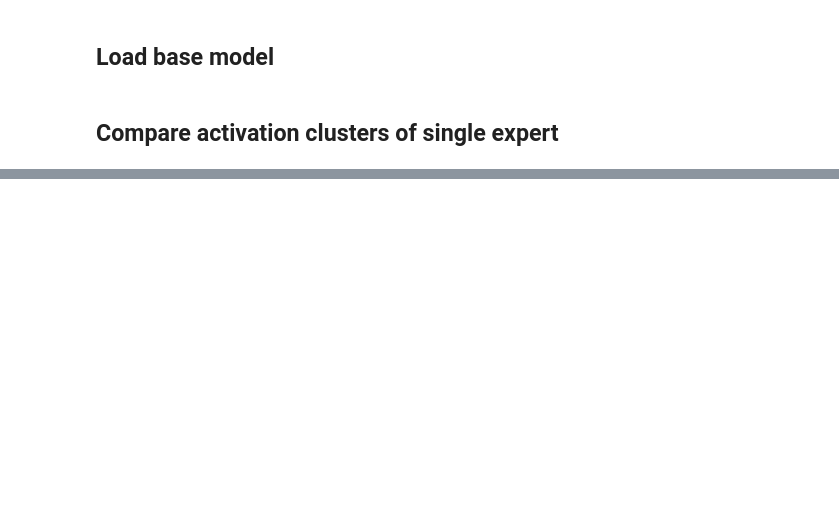
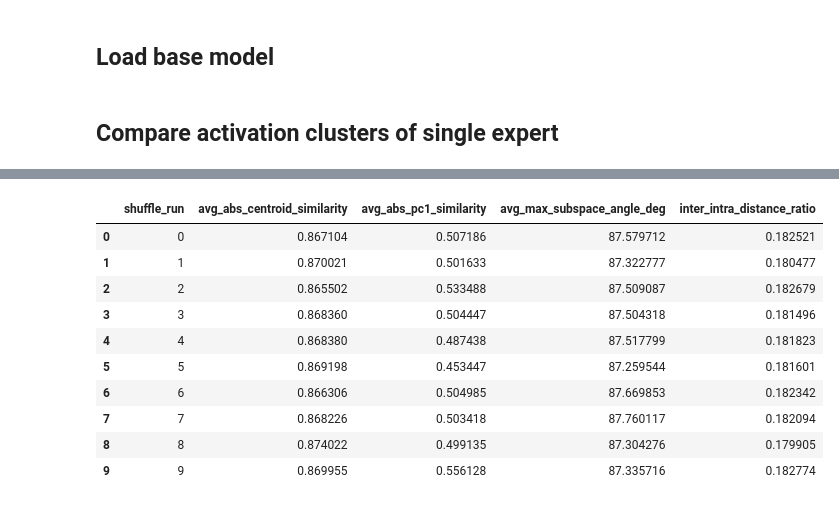
Before and after one commit to bongohead/interpretable-moes-analysis, a Jupyter notebook: analyses/hidden-state-clustering/02-expert-specialization-moe.ipynb, the cells around one changed output, grey strips where cells are left out. Cells and saved outputs as stored; diff of their text form; code cells hidden in the pictures; blank space fills up the shorter version.

```diff
--- a/analyses/hidden-state-clustering/02-expert-specialization-moe.ipynb
+++ b/analyses/hidden-state-clustering/02-expert-specialization-moe.ipynb
@@ -92,6 +92,15 @@ all_expert_outputs = {layer_ix: all_expert_outputs[:, save_ix, :, :] for save_ix
 gc.collect()
 # %% [markdown]
 ## Compare activation clusters of single expert
+# %%
+"""
+Let's filter for topk = 1 only
+"""
+topk1_df =\
+    topk_df\
+    .pipe(lambda df: df[df['topk_ix'] == 1])
+
+topk1_df
 # %%
 """
 Visualize clusters
@@ -104,0 +492,72 @@ topk_df\
+# %%
+"""
+Compare against random intra-expert assignments
+"""
+def run_baseline_analysis(
+    original_hs_tensor: torch.Tensor,
+    original_samples_df: pd.DataFrame,
+    cluster_column: str = 'prev_expert',
+    n_shuffles: int = 100,
+    min_cluster_size: int = 10,
+    n_pca_components_subspace: int = 10
+) -> pd.DataFrame:
+    """
+    Runs the cluster analysis multiple times with shuffled cluster labels
+    to generate baseline metrics.
+
+    Args:
+        original_hs_tensor: The original tensor of hidden states (N, D).
+        original_samples_df: The original DataFrame with metadata.
+        cluster_column: The column containing labels to shuffle.
+        n_shuffles: Number of times to shuffle and re-run the analysis.
+        min_cluster_size: Minimum cluster size for analysis.
+        n_pca_components_subspace: PCA components for subspace analysis.
+
+    Returns:
+        DataFrame containing summary metrics from each shuffle.
+    """
+    baseline_results = []
+    print(f"Running {n_shuffles} baseline analyses with shuffled '{cluster_column}' labels...")
+
+    for i in tqdm(range(n_shuffles)):
+        # Create a copy to avoid modifying the original df
+        shuffled_df = original_samples_df.copy()
+
+        # Shuffle the cluster column - IMPORTANT: reset index ensures alignment after shuffling
+        shuffled_labels = shuffled_df[cluster_column].sample(frac=1, random_state=i).values
+        shuffled_df[cluster_column] = shuffled_labels
+
+        try:
+            # Run the analysis with the shuffled labels
+            results = analyze_expert_input_clusters(
+                original_hs_tensor,
+                shuffled_df, # Use the df with shuffled labels
+                cluster_column=cluster_column,
+                min_cluster_size=min_cluster_size,
+                n_pca_components_subspace=n_pca_components_subspace
+            )
+
+            # Store the summary metrics
+            summary = results.get('summary_orthogonality', {})
+            separation = results.get('separation_metrics', {})
+            baseline_results.append({
+                'shuffle_run': i,
+                'avg_abs_centroid_similarity': summary.get('average_abs_centroid_similarity', np.nan),
+                'avg_abs_pc1_similarity': summary.get('average_abs_pc1_similarity', np.nan),
+                'avg_max_subspace_angle_deg': summary.get('average_max_subspace_angle_deg', np.nan),
+                'inter_intra_distance_ratio': separation.get('inter_intra_distance_ratio', np.nan),
+            })
+        except Exception as e:
+             print(f"\nError during shuffle run {i}: {e}. Skipping run.")
+             baseline_results.append({
+                 'shuffle_run': i,
+                 'avg_abs_centroid_similarity': np.nan,
+                 'avg_abs_pc1_similarity': np.nan,
+                 'avg_max_subspace_angle_deg': np.nan,
+                 'inter_intra_distance_ratio': np.nan,
+             })
+
+    return pd.DataFrame(baseline_results).dropna() # Drop rows where analysis might have failed completely
+
+run_baseline_analysis(relevant_pre_mlp_hs, relevant_samples_df, 'prev_expert', 10, 10)
+# %% [output]
@@ -105 +715,12 @@ topk_df\
+|  | shuffle_run | avg_abs_centroid_similarity | avg_abs_pc1_similarity | avg_max_subspace_angle_deg | inter_intra_distance_ratio |
+| 0 | 0 | 0.867104 | 0.507186 | 87.579712 | 0.182521 |
+| 1 | 1 | 0.870021 | 0.501633 | 87.322777 | 0.180477 |
+| 2 | 2 | 0.865502 | 0.533488 | 87.509087 | 0.182679 |
+| 3 | 3 | 0.868360 | 0.504447 | 87.504318 | 0.181496 |
+| 4 | 4 | 0.868380 | 0.487438 | 87.517799 | 0.181823 |
+| 5 | 5 | 0.869198 | 0.453447 | 87.259544 | 0.181601 |
+| 6 | 6 | 0.866306 | 0.504985 | 87.669853 | 0.182342 |
+| 7 | 7 | 0.868226 | 0.503418 | 87.760117 | 0.182094 |
+| 8 | 8 | 0.874022 | 0.499135 | 87.304276 | 0.179905 |
+| 9 | 9 | 0.869955 | 0.556128 | 87.335716 | 0.182774 |
 # %% [markdown]
```
Also changed, not shown: parts of 8 cells of this notebook, 7 other files.
